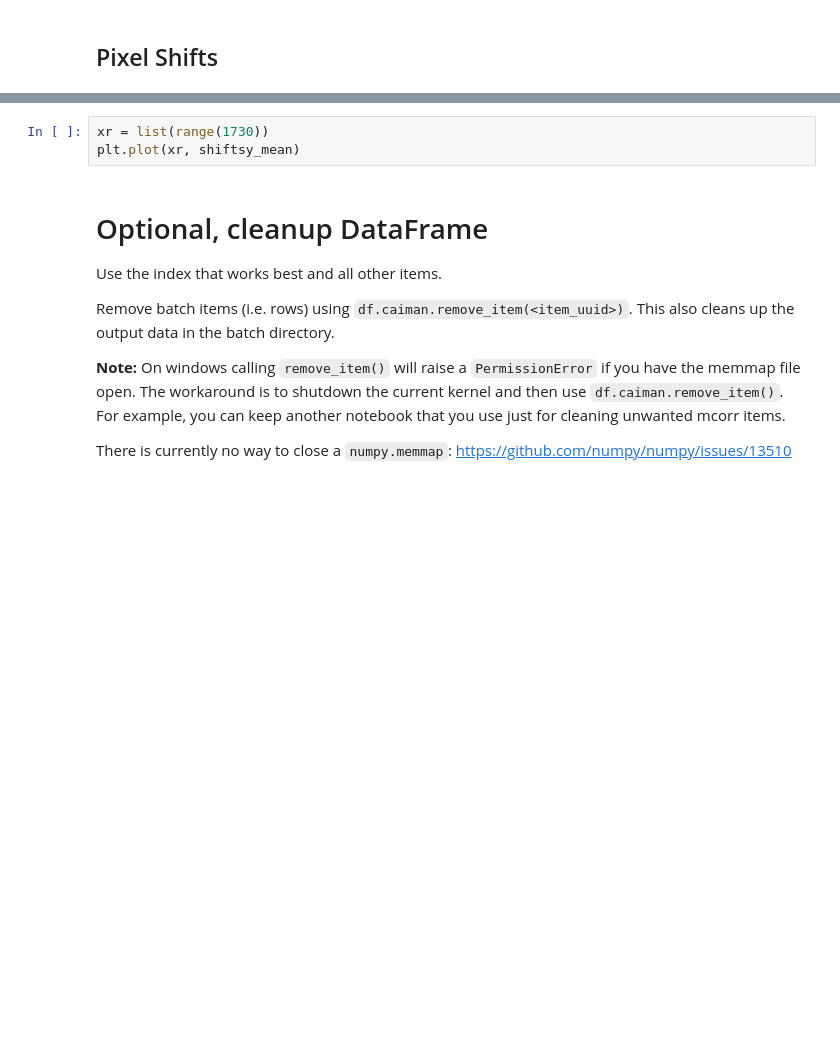
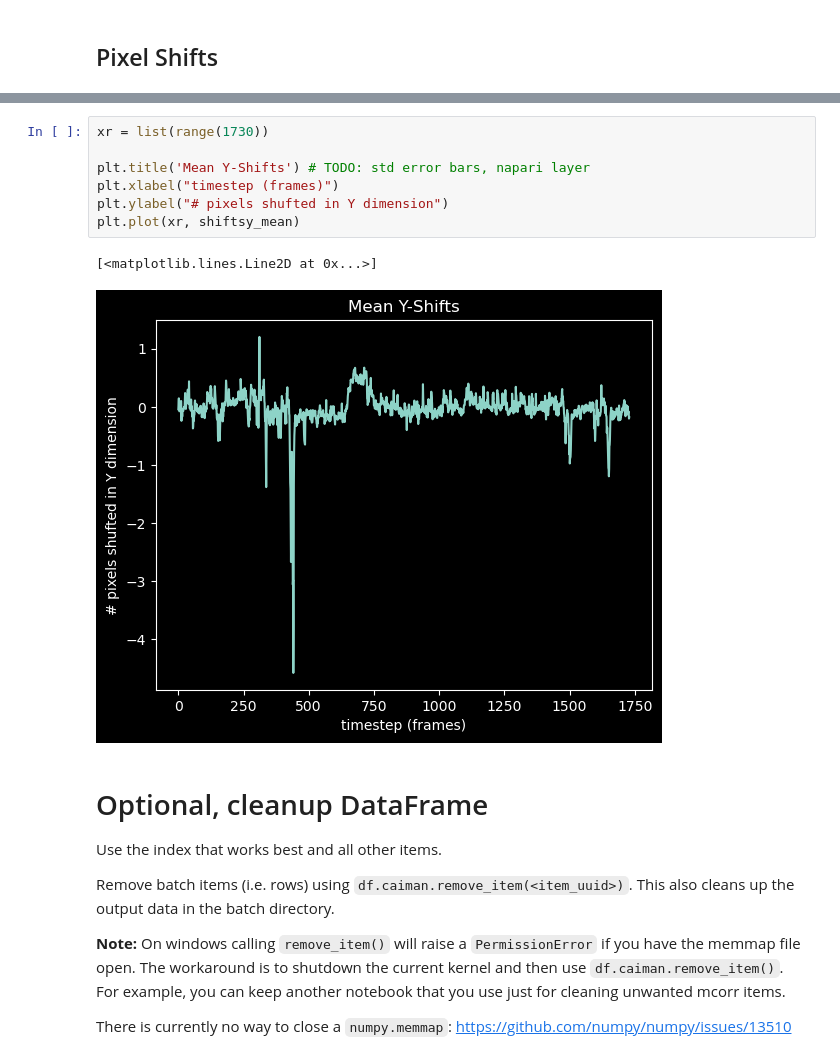
Before and after one commit to MillerBrainObservatory/LBM-CaImAn-Python, a Jupyter notebook: demos/notebooks/registration.ipynb, the cells around one changed output, grey strips where cells are left out. Drawn from its saved outputs; the diff is of its cells as text; blank space fills up the shorter version.

```diff
--- a/demos/notebooks/registration.ipynb
+++ b/demos/notebooks/registration.ipynb
@@ -487,6 +463,13 @@ plt.show()
-# %%
-xr = list(range(1730))
-plt.plot(xr, shiftsy_mean)
+# %%
+xr = list(range(1730))
+
+plt.title('Mean Y-Shifts') # TODO: std error bars, napari layer
+plt.xlabel("timestep (frames)")
+plt.ylabel("# pixels shufted in Y dimension")
+plt.plot(xr, shiftsy_mean)
+# %% [output]
+[<matplotlib.lines.Line2D at 0x...>]
+[figure, added]
 # %% [markdown]
 # Optional, cleanup DataFrame
 
```
Also changed, not shown: parts of 20 cells of this notebook, 1 other file.
